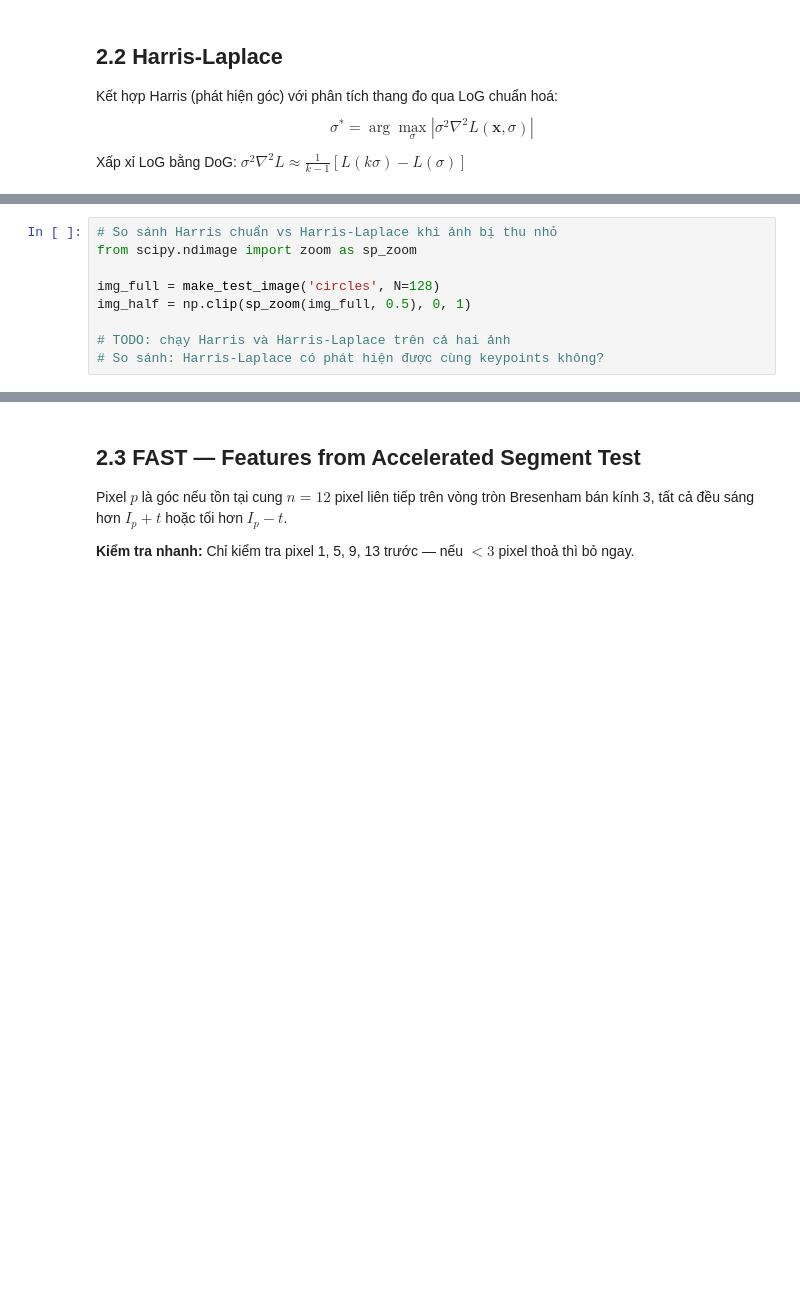
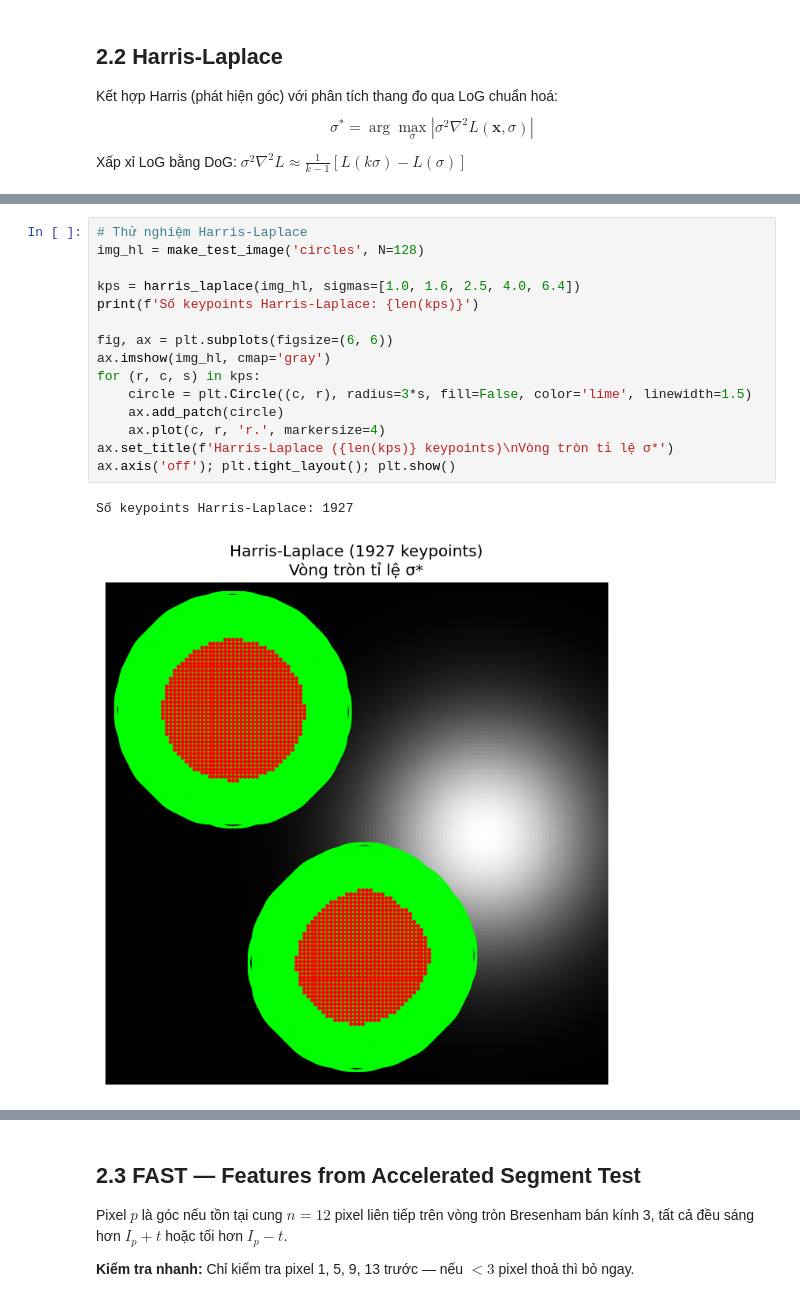
Before and after one commit to rosdev29/UTH-CV-BaiTap, a Jupyter notebook: Chapter2/assignment_starter-2.ipynb, the cells around one changed output, grey strips where cells are left out. Saved outputs shown, nothing was run; the diff lists cells and outputs as text; blank space fills up the shorter version.

Commit message:
Nhung: Hoan thanh harris-paplace, FAST

```diff
--- a/Chapter2/assignment_starter-2.ipynb
+++ b/Chapter2/assignment_starter-2.ipynb
@@ -505,9 +534,18 @@ ax.axis('off'); plt.tight_layout(); plt.show()
-# %%
-# So sánh Harris chuẩn vs Harris-Laplace khi ảnh bị thu nhỏ
-from scipy.ndimage import zoom as sp_zoom
-
-img_full = make_test_image('circles', N=128)
-img_half = np.clip(sp_zoom(img_full, 0.5), 0, 1)
-
-# TODO: chạy Harris và Harris-Laplace trên cả hai ảnh
-# So sánh: Harris-Laplace có phát hiện được cùng keypoints không?
+# %%
+# Thử nghiệm Harris-Laplace
+img_hl = make_test_image('circles', N=128)
+
+kps = harris_laplace(img_hl, sigmas=[1.0, 1.6, 2.5, 4.0, 6.4])
+print(f'Số keypoints Harris-Laplace: {len(kps)}')
+
+fig, ax = plt.subplots(figsize=(6, 6))
+ax.imshow(img_hl, cmap='gray')
+for (r, c, s) in kps:
+    circle = plt.Circle((c, r), radius=3*s, fill=False, color='lime', linewidth=1.5)
+    ax.add_patch(circle)
+    ax.plot(c, r, 'r.', markersize=4)
+ax.set_title(f'Harris-Laplace ({len(kps)} keypoints)\nVòng tròn tỉ lệ σ*')
+ax.axis('off'); plt.tight_layout(); plt.show()
+# %% [output]
+Số keypoints Harris-Laplace: 1927
+[figure, added]
```
Also changed, not shown: parts of 15 cells of this notebook.
